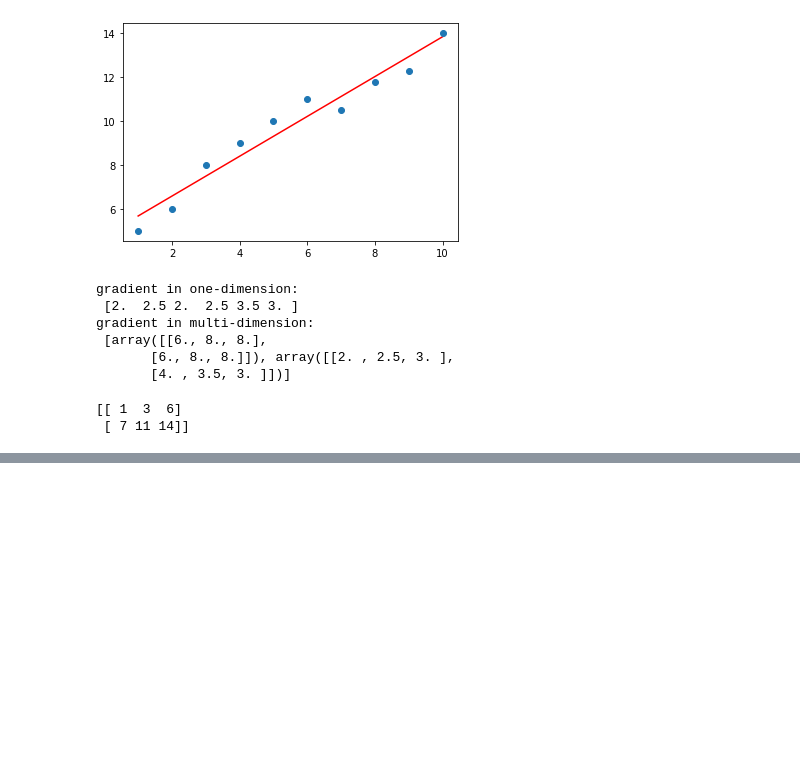
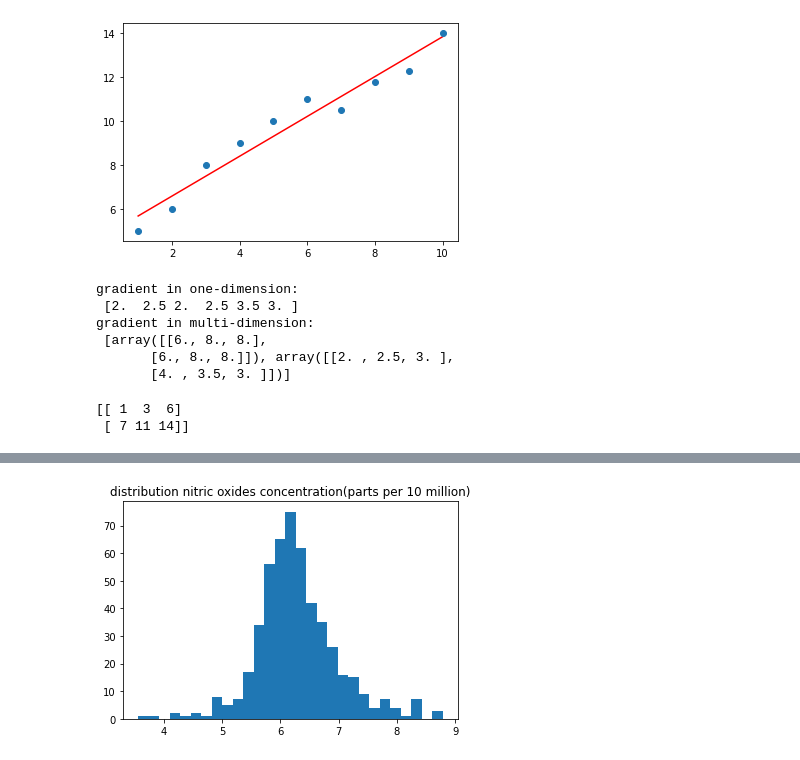
Before and after one commit to ProfFL028/TwilightStruggle, a Jupyter notebook: MachineLearning/CDA/Mastering Numerical Computing with Numpy.ipynb, the cells around one changed output, grey strips where cells are left out. Saved outputs shown, nothing was run; the diff lists cells and outputs as text; code cells hidden in the pictures; blank space fills up the shorter version.

Commit message:
boston house prediction

```diff
--- a/MachineLearning/CDA/Mastering Numerical Computing with Numpy.ipynb
+++ b/MachineLearning/CDA/Mastering Numerical Computing with Numpy.ipynb
@@ -333,0 +336,7 @@ print(a)
+# %%
+from sklearn.datasets import load_boston
+dataset = load_boston()
+sample, label, feature_names = dataset.data, dataset.target, dataset.feature_names
+print("sample.shape:", sample.shape)
+print("label.shape:", label.shape)
+print("feature_names:", feature_names)
@@ -333,0 +409,8 @@ print(a)
+# %%
+import matplotlib.pyplot as plt
+NOX = sample[:, 5:6]
+plt.hist(NOX, bins='auto')
+plt.title("distribution nitric oxides concentration(parts per 10 million)")
+plt.show()
+# %% [output]
+[figure, added]
```
Also changed, not shown: parts of 14 cells of this notebook.
